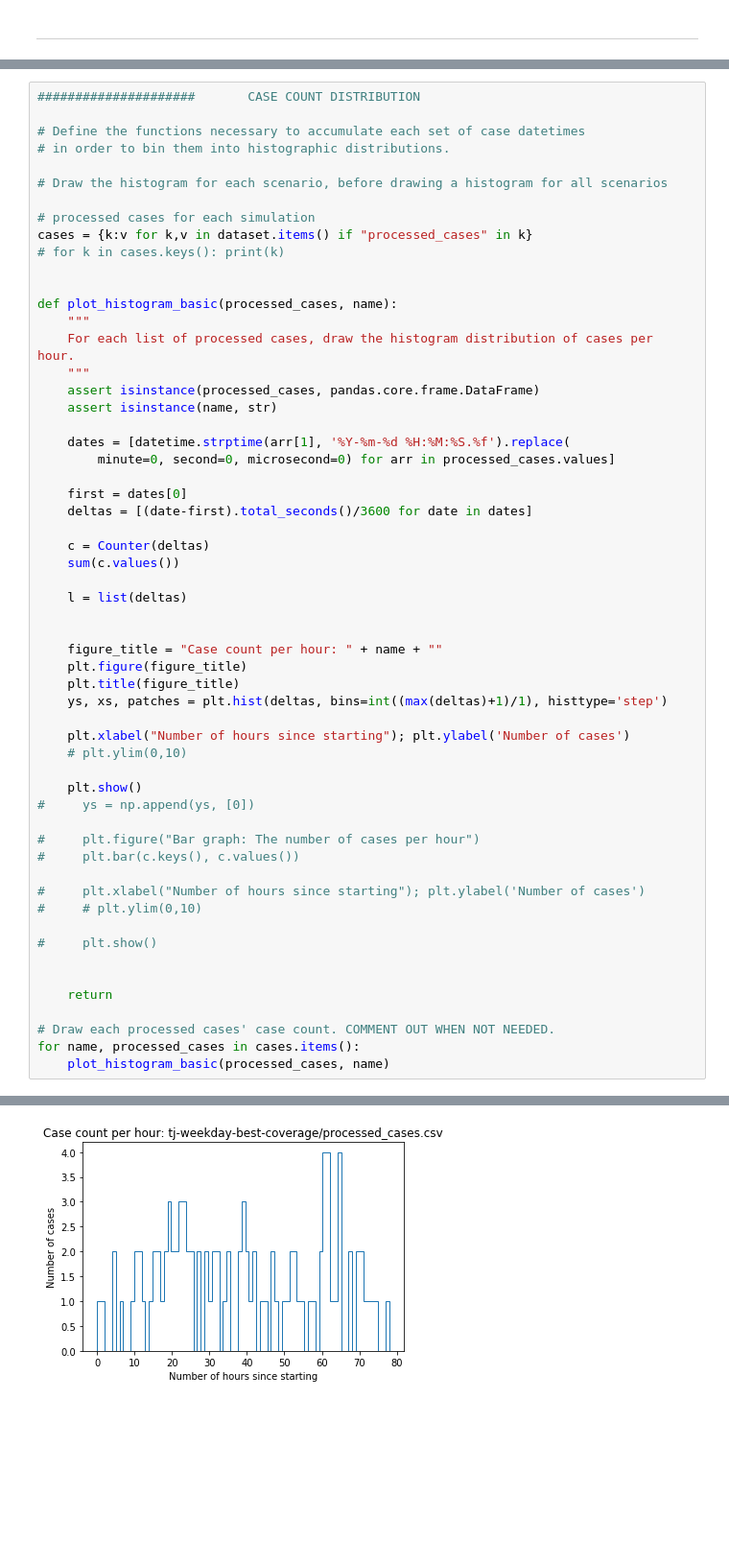
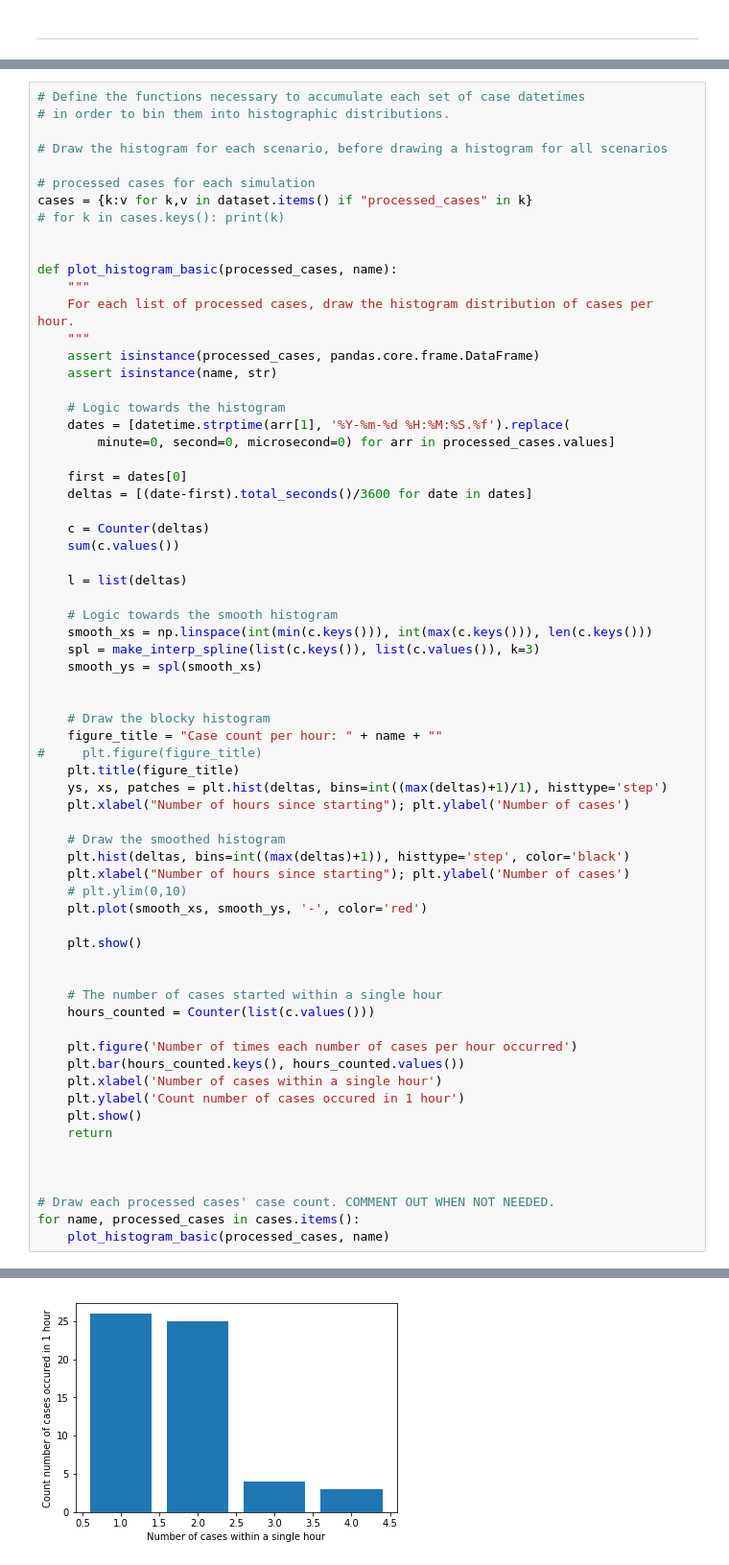
Before and after one commit to EMSTrack/Algorithms, a Jupyter notebook: rct-simulation-v3-all-scenarios-and-policies.ipynb, the cells around one changed output, grey strips where cells are left out. Shown: that part at 96% size. Drawn from its saved outputs; the diff is of its cells as text; blank space fills up the shorter version.

Commit message:
each v2 plot is drawn for each of the 9 scenarios. next up is collapsing the plots together, and fixing double coverage

```diff
--- a/rct-simulation-v3-all-scenarios-and-policies.ipynb
+++ b/rct-simulation-v3-all-scenarios-and-policies.ipynb
@@ -113,6 +115,4 @@ dataset = read_folder(data_files) # Now the source of truth for data
 # %%
-#####################       CASE COUNT DISTRIBUTION
-
 # Define the functions necessary to accumulate each set of case datetimes
 # in order to bin them into histographic distributions.
 
@@ -130,6 +130,7 @@ def plot_histogram_basic(processed_cases, name):
     assert isinstance(processed_cases, pandas.core.frame.DataFrame)
     assert isinstance(name, str)
 
+    # Logic towards the histogram
     dates = [datetime.strptime(arr[1], '%Y-%m-%d %H:%M:%S.%f').replace(
         minute=0, second=0, microsecond=0) for arr in processed_cases.values]
 
@@ -141,28 +142,39 @@ def plot_histogram_basic(processed_cases, name):
 
     l = list(deltas)
 
+    # Logic towards the smooth histogram
+    smooth_xs = np.linspace(int(min(c.keys())), int(max(c.keys())), len(c.keys()))
+    spl = make_interp_spline(list(c.keys()), list(c.values()), k=3)
+    smooth_ys = spl(smooth_xs)
 
+
+    # Draw the blocky histogram
     figure_title = "Case count per hour: " + name + ""
-    plt.figure(figure_title)
+#     plt.figure(figure_title)
     plt.title(figure_title)
     ys, xs, patches = plt.hist(deltas, bins=int((max(deltas)+1)/1), histtype='step')
+    plt.xlabel("Number of hours since starting"); plt.ylabel('Number of cases')
 
+    # Draw the smoothed histogram
+    plt.hist(deltas, bins=int((max(deltas)+1)), histtype='step', color='black')
     plt.xlabel("Number of hours since starting"); plt.ylabel('Number of cases')
     # plt.ylim(0,10)
+    plt.plot(smooth_xs, smooth_ys, '-', color='red')
 
     plt.show()
-#     ys = np.append(ys, [0])
-
-#     plt.figure("Bar graph: The number of cases per hour")
-#     plt.bar(c.keys(), c.values())
-
-#     plt.xlabel("Number of hours since starting"); plt.ylabel('Number of cases')
-#     # plt.ylim(0,10)
-
-#     plt.show()
 
 
+    # The number of cases started within a single hour
+    hours_counted = Counter(list(c.values()))
+
+    plt.figure('Number of times each number of cases per hour occurred')
+    plt.bar(hours_counted.keys(), hours_counted.values())
+    plt.xlabel('Number of cases within a single hour')
+    plt.ylabel('Count number of cases occured in 1 hour')
+    plt.show()
     return
+
+
 
 # Draw each processed cases' case count. COMMENT OUT WHEN NOT NEEDED.
 for name, processed_cases in cases.items():
@@ -172 +184 @@ for name, processed_cases in cases.items():
-[figure, old version]
+[figure, new version]
```
Also changed, not shown: parts of 8 cells of this notebook.
